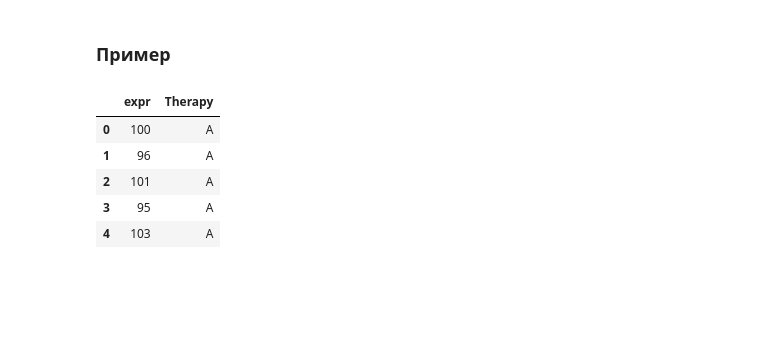
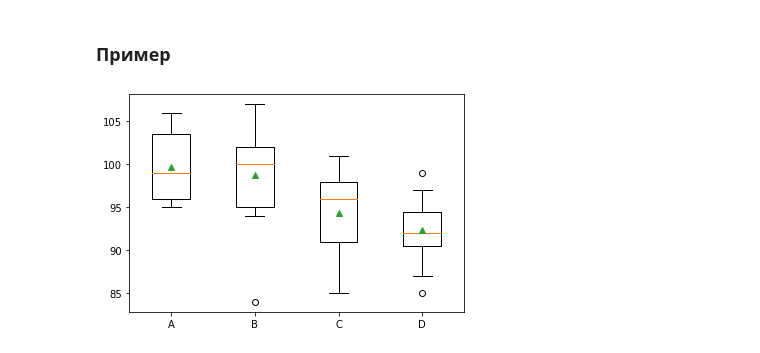
Before and after one commit to rufous86/studies, a Jupyter notebook: statistics_basics(stepik).ipynb, the cells around one changed output. Saved outputs shown, nothing was run; the diff lists cells and outputs as text; code cells hidden in the pictures; blank space fills up the shorter version.

```diff
--- a/statistics_basics(stepik).ipynb
+++ b/statistics_basics(stepik).ipynb
@@ -376,16 +378,23 @@ NameError: name 'SSB' is not defined
 Воспользовавшись сайтом https://gallery.shinyapps.io/dist_calc/ выясняем(выбераем F distribution, Degrees of freedom=2, Degrees of freedom (2)=6, a=12), что вероятность получить такие или более выраженные различия равны (p-уровень значимости) P(X > 12) = 0.008
 # %% [markdown]
 ### Пример
-# %%
-from scipy import stats
-import pandas as pd
-
-data = pd.read_csv("genetherapy.csv")
-data.head()
-# %% [output]
-|  | expr | Therapy |
-| 0 | 100 | A |
-| 1 | 96 | A |
-| 2 | 101 | A |
-| 3 | 95 | A |
-| 4 | 103 | A |
+# %%
+from scipy import stats
+import pandas as pd
+import matplotlib.pyplot as plt
+
+data = pd.read_csv("genetherapy.csv")
+
+data_1 = data.loc[lambda df: df["Therapy"] == "A"]["expr"]
+data_2 = data.loc[lambda df: df["Therapy"] == "B"]["expr"]
+data_3 = data.loc[lambda df: df["Therapy"] == "C"]["expr"]
+data_4 = data.loc[lambda df: df["Therapy"] == "D"]["expr"]
+
+f_value = stats.f_oneway(data_1, data_2, data_3, data_4)
+f_value
+
+plt.boxplot([data_1, data_2, data_3, data_4], showmeans=True, whis=True,
+    labels=["A", "B", "C", "D"])
+plt.show()
+# %% [output]
+[figure, added]
```
Also changed, not shown: parts of 2 cells of this notebook.
